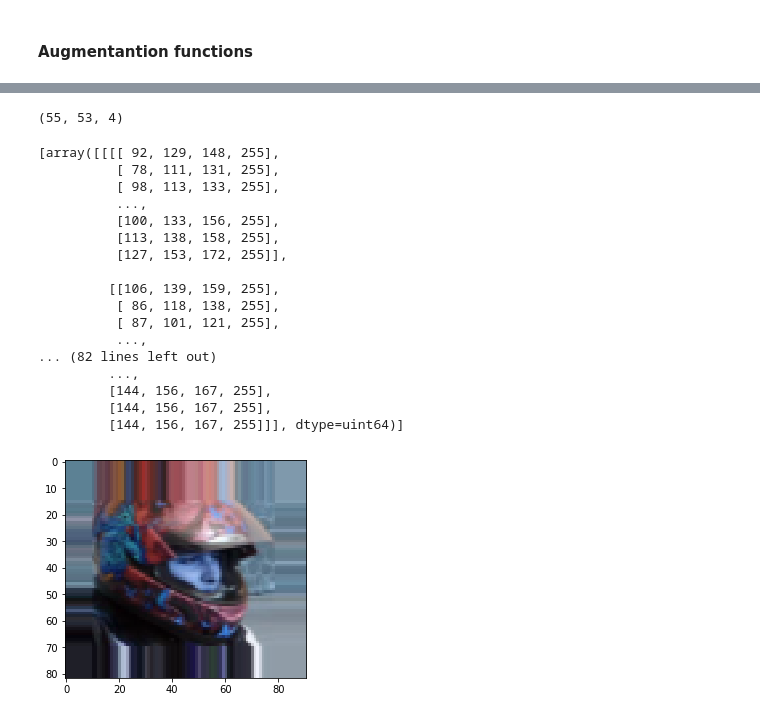
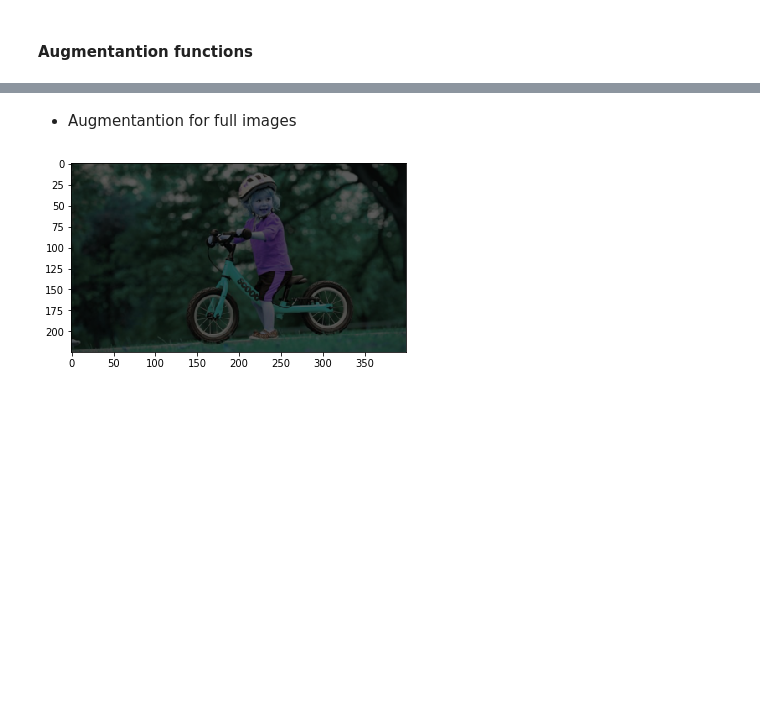
Before and after one commit to konstantinos-al/ml_project_quebec, a Jupyter notebook: Master_notebook.ipynb, the cells around one changed output, grey strips where cells are left out. Drawn from its saved outputs; the diff is of its cells as text; code cells hidden in the pictures; blank space fills up the shorter version.

```diff
--- a/Master_notebook.ipynb
+++ b/Master_notebook.ipynb
@@ -284,27 +265,0 @@ def picture_zoom(image):
-# %%
-#plt.imshow(cropped_imgs[0][1], interpolation='nearest')
-#plt.show()
-cropped_imgs[0][1].shape#.reshape(-1,1,4)
-# %% [output]
-(55, 53, 4)
-# %%
-picture_zoom(convert(cropped_imgs[4][1]))
-# %% [output]
-[array([[[[ 92, 129, 148, 255],
-          [ 78, 111, 131, 255],
-          [ 98, 113, 133, 255],
-          ...,
-          [100, 133, 156, 255],
-          [113, 138, 158, 255],
-          [127, 153, 172, 255]],
-
-         [[106, 139, 159, 255],
-          [ 86, 118, 138, 255],
-          [ 87, 101, 121, 255],
-          ...,
-... (82 lines left out)
-         ...,
-         [144, 156, 167, 255],
-         [144, 156, 167, 255],
-         [144, 156, 167, 255]]], dtype=uint64)]
-[figure, removed]
@@ -310,0 +290,38 @@ picture_zoom(convert(cropped_imgs[4][1]))
+# %%
+def picture_brightness(image):
+
+    # to array
+    array = expand_dims(image[1], 0)
+
+    # create image data augmentation generator
+    datagen_brightness = ImageDataGenerator(brightness_range=[0.2,1.0])
+
+    # prepare iterator
+    it_brightness = datagen_brightness.flow(array, batch_size=1)
+
+    # generate batch of images
+    batch_zoom = it_brightness.next()
+
+    # convert to unsigned integers for viewing
+    image_brightness = batch_zoom[0].astype('uint64')
+
+    # plot raw pixel
+    img_brightness=plt.imshow(image_brightness, interpolation ='None')
+
+    # returning list
+    list = [image[0], image_brightness, image[2], image[3]]
+    return list
+# %% [markdown]
+* Augmentantion for full images
+# %%
+#### Augmentantion of cropped images
+augm_full_imgs = []
+for i in range(0, len(full_imgs)+1):
+    try:
+        augm_full_imgs.append(picture_zoom(full_imgs[i]))
+        augm_full_imgs.append(picture_rotation(full_imgs[i]))
+        augm_full_imgs.append(picture_brightness(full_imgs[i]))
+    except:
+        pass
+# %% [output]
+[figure, added]
```
Also changed, not shown: parts of 18 cells of this notebook.
